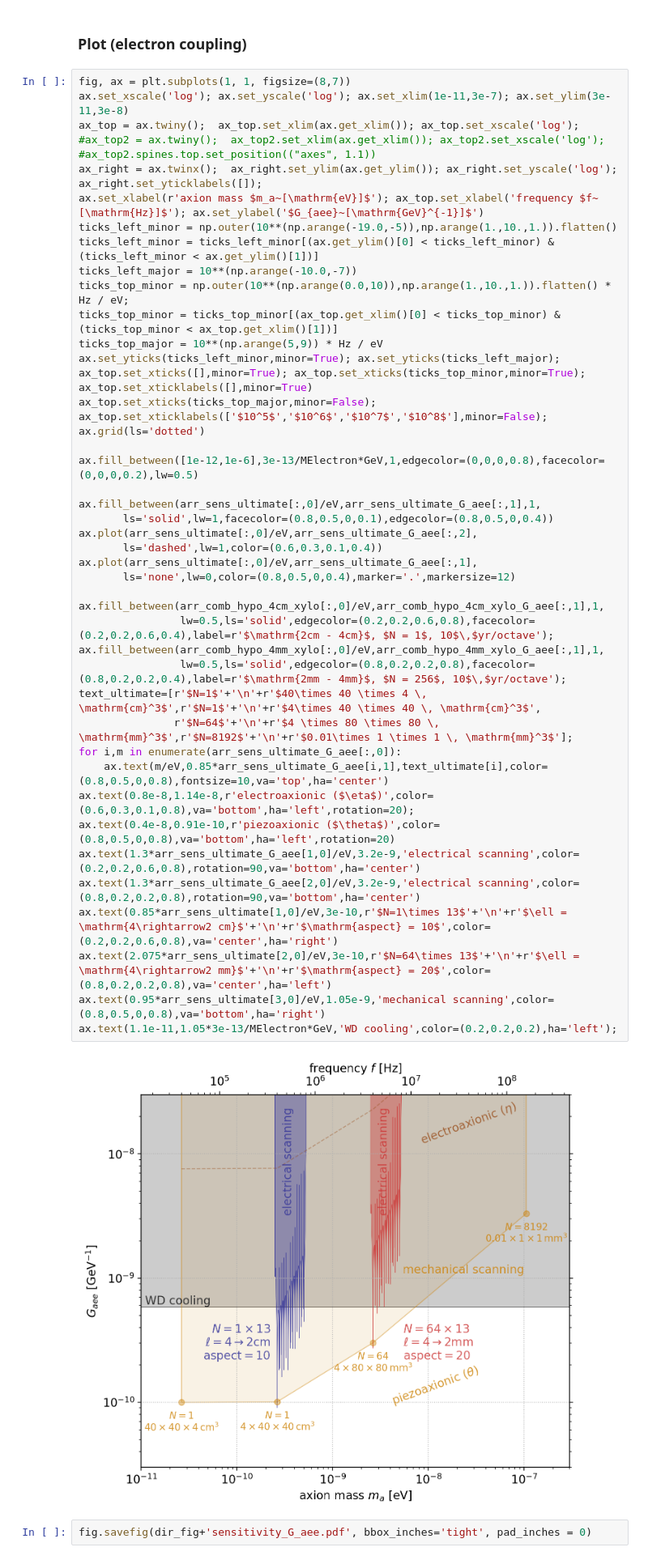
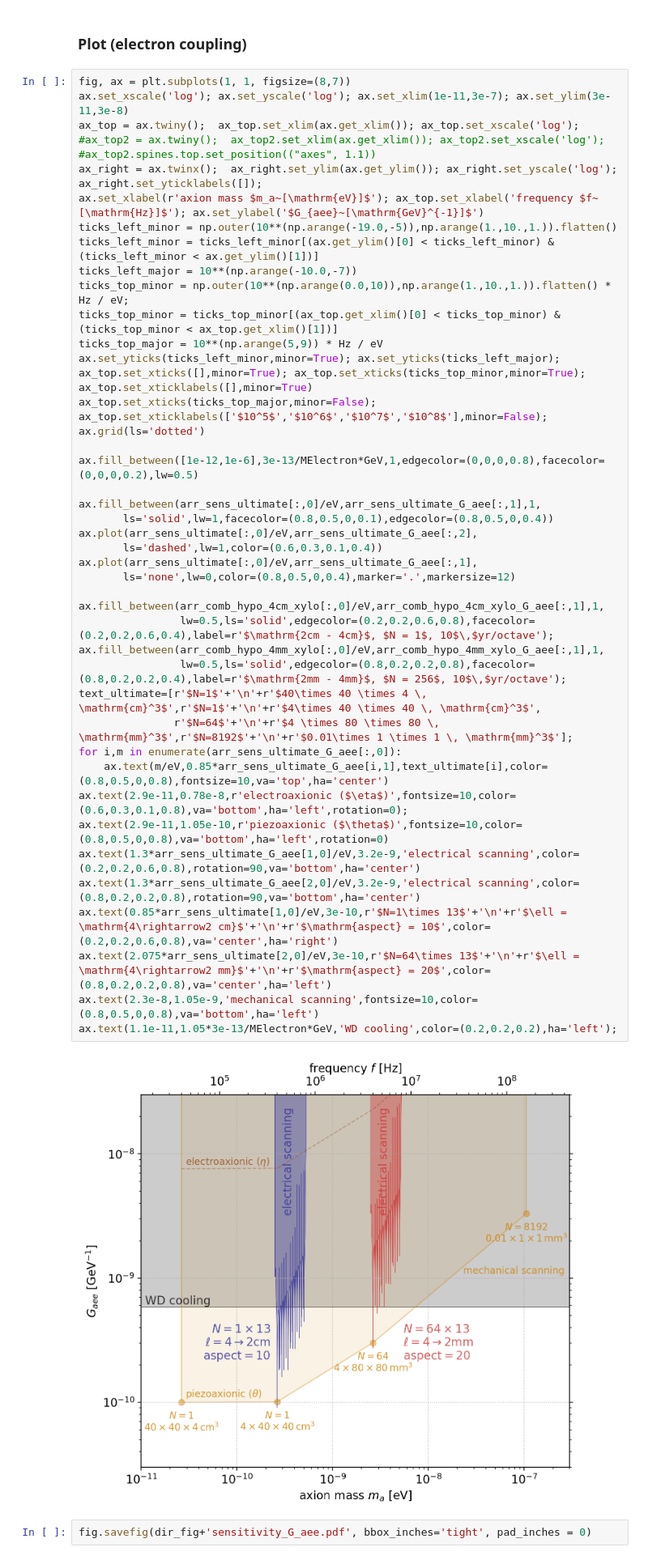
Before and after one commit to kenvantilburg/piezoaxionic-effect, a Jupyter notebook: code/sensitivity.ipynb, the cells around one changed output. Shown at 81% size. Cells and saved outputs as stored; diff of their text form.

Commit message:
updated plot labels

```diff
--- a/code/sensitivity.ipynb
+++ b/code/sensitivity.ipynb
@@ -514,36 +514,36 @@ ticks_top_minor = np.outer(10**(np.arange(0.0,10)),np.arange(1.,10.,1.)).flatten
 ticks_top_minor = ticks_top_minor[(ax_top.get_xlim()[0] < ticks_top_minor) & (ticks_top_minor < ax_top.get_xlim()[1])]
 ticks_top_major = 10**(np.arange(5,9)) * Hz / eV
 ax.set_yticks(ticks_left_minor,minor=True); ax.set_yticks(ticks_left_major);
 ax_top.set_xticks([],minor=True); ax_top.set_xticks(ticks_top_minor,minor=True); ax_top.set_xticklabels([],minor=True)
 ax_top.set_xticks(ticks_top_major,minor=False); ax_top.set_xticklabels(['$10^5$','$10^6$','$10^7$','$10^8$'],minor=False);
 ax.grid(ls='dotted')
 
 ax.fill_between([1e-12,1e-6],3e-13/MElectron*GeV,1,edgecolor=(0,0,0,0.8),facecolor=(0,0,0,0.2),lw=0.5)
 
 ax.fill_between(arr_sens_ultimate[:,0]/eV,arr_sens_ultimate_G_aee[:,1],1,
        ls='solid',lw=1,facecolor=(0.8,0.5,0,0.1),edgecolor=(0.8,0.5,0,0.4))
 ax.plot(arr_sens_ultimate[:,0]/eV,arr_sens_ultimate_G_aee[:,2],
        ls='dashed',lw=1,color=(0.6,0.3,0.1,0.4))
 ax.plot(arr_sens_ultimate[:,0]/eV,arr_sens_ultimate_G_aee[:,1],
        ls='none',lw=0,color=(0.8,0.5,0,0.4),marker='.',markersize=12)
 
 ax.fill_between(arr_comb_hypo_4cm_xylo[:,0]/eV,arr_comb_hypo_4cm_xylo_G_aee[:,1],1,
                 lw=0.5,ls='solid',edgecolor=(0.2,0.2,0.6,0.8),facecolor=(0.2,0.2,0.6,0.4),label=r'$\mathrm{2cm - 4cm}$, $N = 1$, 10$\,$yr/octave');
 ax.fill_between(arr_comb_hypo_4mm_xylo[:,0]/eV,arr_comb_hypo_4mm_xylo_G_aee[:,1],1,
                 lw=0.5,ls='solid',edgecolor=(0.8,0.2,0.2,0.8),facecolor=(0.8,0.2,0.2,0.4),label=r'$\mathrm{2mm - 4mm}$, $N = 256$, 10$\,$yr/octave');
 text_ultimate=[r'$N=1$'+'\n'+r'$40\times 40 \times 4 \, \mathrm{cm}^3$',r'$N=1$'+'\n'+r'$4\times 40 \times 40 \, \mathrm{cm}^3$',
                r'$N=64$'+'\n'+r'$4 \times 80 \times 80 \, \mathrm{mm}^3$',r'$N=8192$'+'\n'+r'$0.01\times 1 \times 1 \, \mathrm{mm}^3$'];
 for i,m in enumerate(arr_sens_ultimate_G_aee[:,0]):
     ax.text(m/eV,0.85*arr_sens_ultimate_G_aee[i,1],text_ultimate[i],color=(0.8,0.5,0,0.8),fontsize=10,va='top',ha='center')
-ax.text(0.8e-8,1.14e-8,r'electroaxionic ($\eta$)',color=(0.6,0.3,0.1,0.8),va='bottom',ha='left',rotation=20);
-ax.text(0.4e-8,0.91e-10,r'piezoaxionic ($\theta$)',color=(0.8,0.5,0,0.8),va='bottom',ha='left',rotation=20)
+ax.text(2.9e-11,0.78e-8,r'electroaxionic ($\eta$)',fontsize=10,color=(0.6,0.3,0.1,0.8),va='bottom',ha='left',rotation=0);
+ax.text(2.9e-11,1.05e-10,r'piezoaxionic ($\theta$)',fontsize=10,color=(0.8,0.5,0,0.8),va='bottom',ha='left',rotation=0)
 ax.text(1.3*arr_sens_ultimate_G_aee[1,0]/eV,3.2e-9,'electrical scanning',color=(0.2,0.2,0.6,0.8),rotation=90,va='bottom',ha='center')
 ax.text(1.3*arr_sens_ultimate_G_aee[2,0]/eV,3.2e-9,'electrical scanning',color=(0.8,0.2,0.2,0.8),rotation=90,va='bottom',ha='center')
 ax.text(0.85*arr_sens_ultimate[1,0]/eV,3e-10,r'$N=1\times 13$'+'\n'+r'$\ell = \mathrm{4\rightarrow2 cm}$'+'\n'+r'$\mathrm{aspect} = 10$',color=(0.2,0.2,0.6,0.8),va='center',ha='right')
 ax.text(2.075*arr_sens_ultimate[2,0]/eV,3e-10,r'$N=64\times 13$'+'\n'+r'$\ell = \mathrm{4\rightarrow2 mm}$'+'\n'+r'$\mathrm{aspect} = 20$',color=(0.8,0.2,0.2,0.8),va='center',ha='left')
-ax.text(0.95*arr_sens_ultimate[3,0]/eV,1.05e-9,'mechanical scanning',color=(0.8,0.5,0,0.8),va='bottom',ha='right')
+ax.text(2.3e-8,1.05e-9,'mechanical scanning',fontsize=10,color=(0.8,0.5,0,0.8),va='bottom',ha='left')
 ax.text(1.1e-11,1.05*3e-13/MElectron*GeV,'WD cooling',color=(0.2,0.2,0.2),ha='left');
 # %% [output]
-[figure, old version]
+[figure, new version]
 # %%
 fig.savefig(dir_fig+'sensitivity_G_aee.pdf', bbox_inches='tight', pad_inches = 0)
```
Also changed, not shown: 2 other files.
